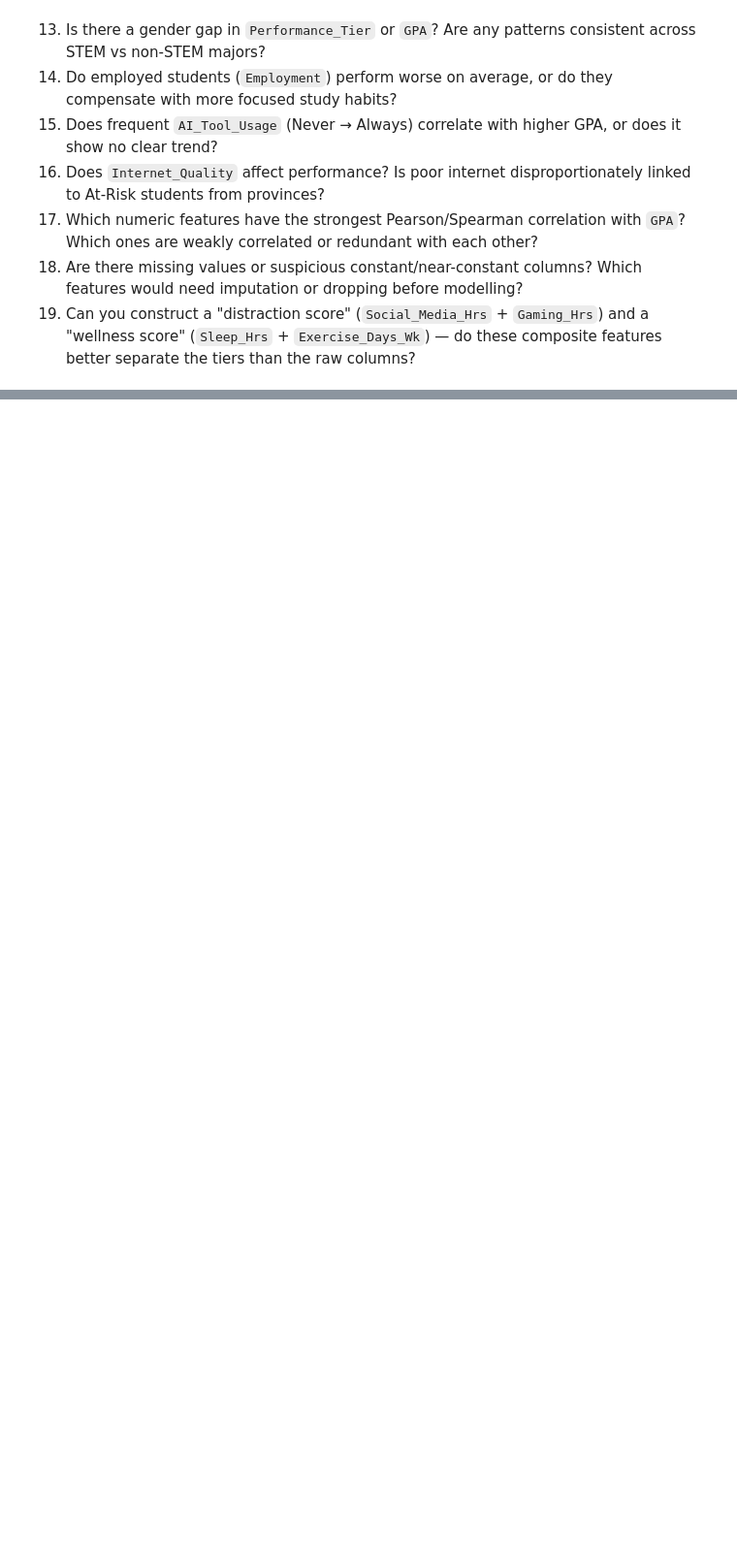
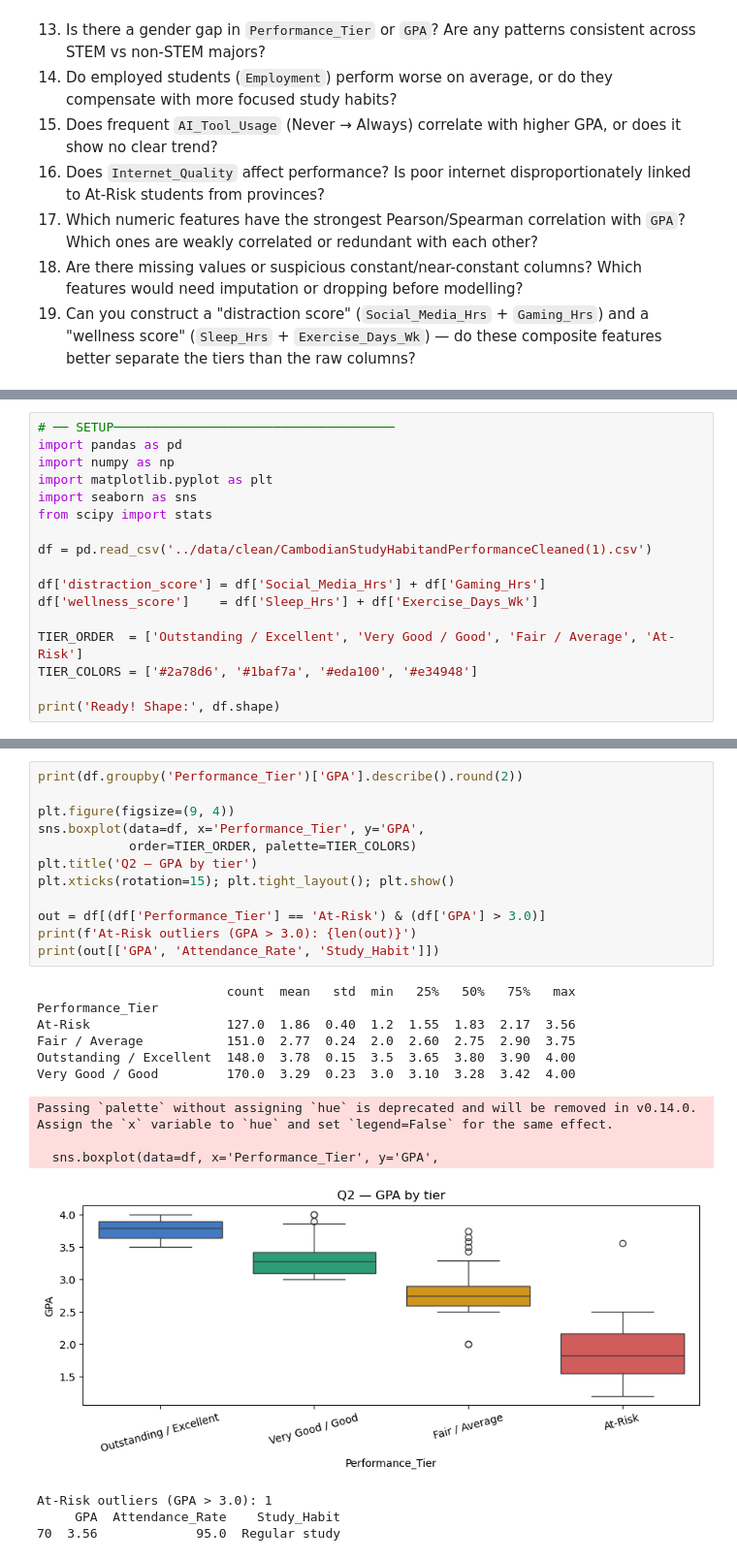
Before and after one commit to Superkai017/Academic-Predictor-machine-based-on-performance-, a Jupyter notebook: notebook/eda.ipynb, the cells around one changed output, grey strips where cells are left out. Shown at 97% size. Saved outputs shown, nothing was run; the diff lists cells and outputs as text; blank space fills up the shorter version.

```diff
--- a/notebook/eda.ipynb
+++ b/notebook/eda.ipynb
@@ -22,0 +25,17 @@
+# %%
+# ── SETUP─────────────────────────────────────
+import pandas as pd
+import numpy as np
+import matplotlib.pyplot as plt
+import seaborn as sns
+from scipy import stats
+
+df = pd.read_csv('../data/clean/CambodianStudyHabitandPerformanceCleaned(1).csv')
+
+df['distraction_score'] = df['Social_Media_Hrs'] + df['Gaming_Hrs']
+df['wellness_score']    = df['Sleep_Hrs'] + df['Exercise_Days_Wk']
+
+TIER_ORDER  = ['Outstanding / Excellent', 'Very Good / Good', 'Fair / Average', 'At-Risk']
+TIER_COLORS = ['#2a78d6', '#1baf7a', '#eda100', '#e34948']
+
+print('Ready! Shape:', df.shape)
@@ -22,0 +66,26 @@
+# %%
+print(df.groupby('Performance_Tier')['GPA'].describe().round(2))
+
+plt.figure(figsize=(9, 4))
+sns.boxplot(data=df, x='Performance_Tier', y='GPA',
+            order=TIER_ORDER, palette=TIER_COLORS)
+plt.title('Q2 — GPA by tier')
+plt.xticks(rotation=15); plt.tight_layout(); plt.show()
+
+out = df[(df['Performance_Tier'] == 'At-Risk') & (df['GPA'] > 3.0)]
+print(f'At-Risk outliers (GPA > 3.0): {len(out)}')
+print(out[['GPA', 'Attendance_Rate', 'Study_Habit']])
+# %% [output]
+                         count  mean   std  min   25%   50%   75%   max
+Performance_Tier
+At-Risk                  127.0  1.86  0.40  1.2  1.55  1.83  2.17  3.56
+Fair / Average           151.0  2.77  0.24  2.0  2.60  2.75  2.90  3.75
+Outstanding / Excellent  148.0  3.78  0.15  3.5  3.65  3.80  3.90  4.00
+Very Good / Good         170.0  3.29  0.23  3.0  3.10  3.28  3.42  4.00
+Passing `palette` without assigning `hue` is deprecated and will be removed in v0.14.0. Assign the `x` variable to `hue` and set `legend=False` for the same effect.
+
+  sns.boxplot(data=df, x='Performance_Tier', y='GPA',
+[figure, added]
+At-Risk outliers (GPA > 3.0): 1
+     GPA  Attendance_Rate    Study_Habit
+70  3.56             95.0  Regular study
```
Also changed, not shown: parts of 41 cells of this notebook.
